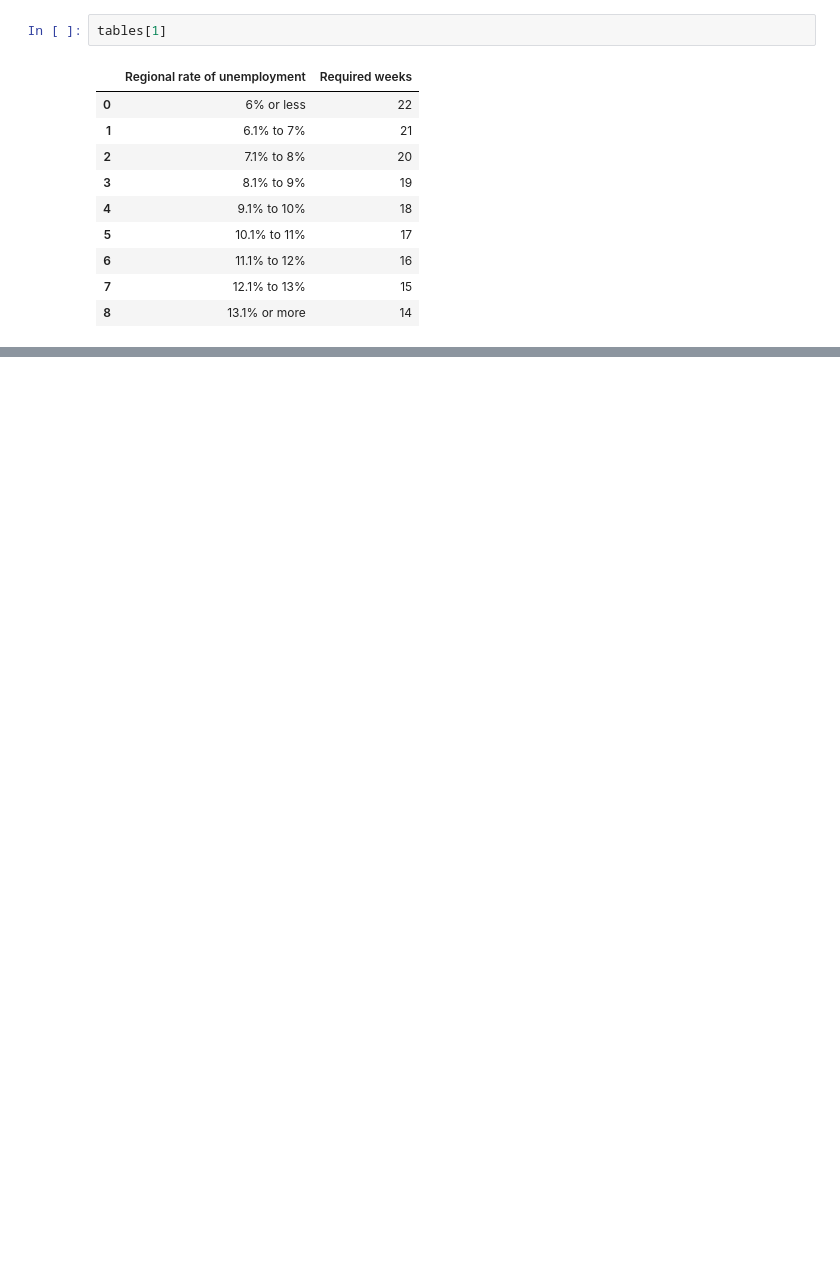
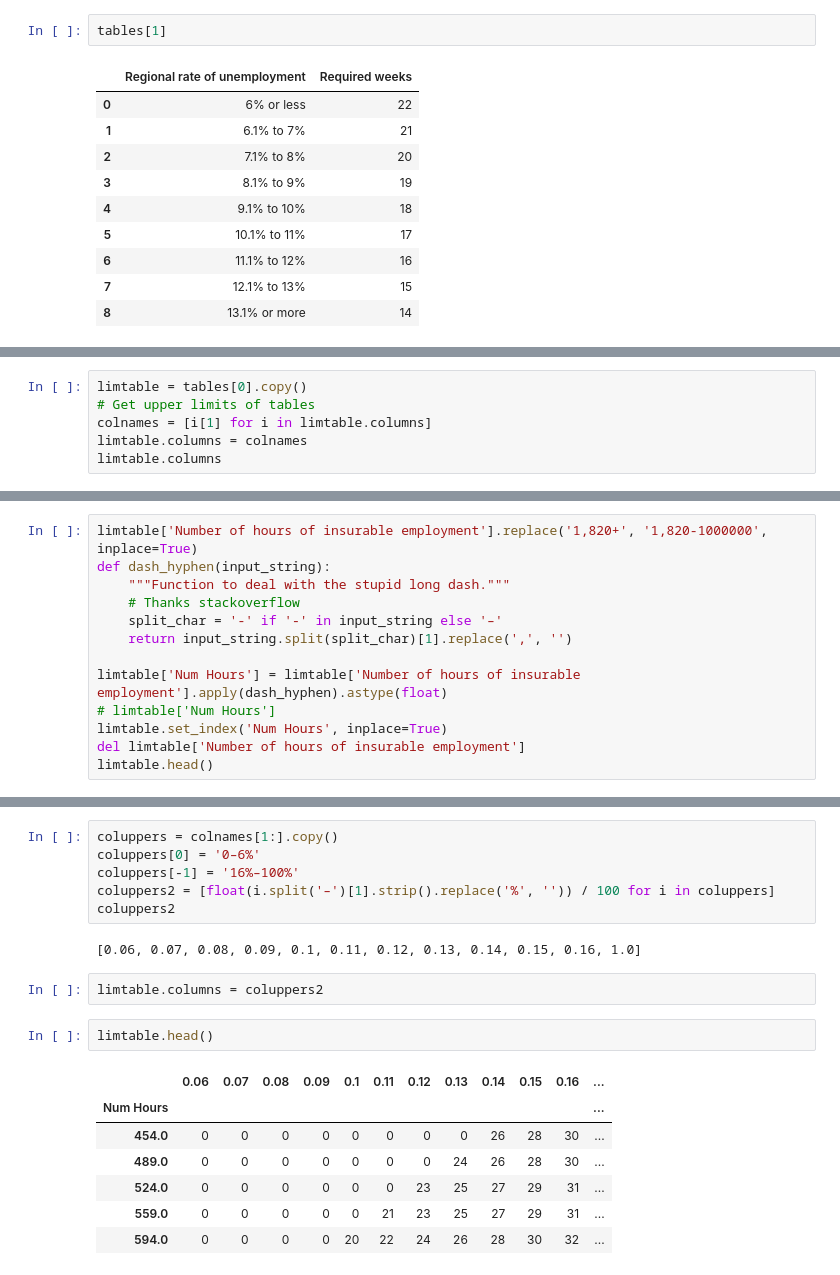
Before and after one commit to yahiakala/data-science-galeria, a Jupyter notebook: income-tax/1-yk-federal-taxes.ipynb, the cells around one changed output, grey strips where cells are left out. Saved outputs shown, nothing was run; the diff lists cells and outputs as text; blank space fills up the shorter version.

Commit message:
Finished function to scrape EI table

```diff
--- a/income-tax/1-yk-federal-taxes.ipynb
+++ b/income-tax/1-yk-federal-taxes.ipynb
@@ -77,0 +88,6 @@ len(tables)
+# %%
+limtable = tables[0].copy()
+# Get upper limits of tables
+colnames = [i[1] for i in limtable.columns]
+limtable.columns = colnames
+limtable.columns
@@ -77,0 +104,13 @@ len(tables)
+# %%
+limtable['Number of hours of insurable employment'].replace('1,820+', '1,820-1000000', inplace=True)
+def dash_hyphen(input_string):
+    """Function to deal with the stupid long dash."""
+    # Thanks stackoverflow
+    split_char = '-' if '-' in input_string else '–'
+    return input_string.split(split_char)[1].replace(',', '')
+
+limtable['Num Hours'] = limtable['Number of hours of insurable employment'].apply(dash_hyphen).astype(float)
+# limtable['Num Hours']
+limtable.set_index('Num Hours', inplace=True)
+del limtable['Number of hours of insurable employment']
+limtable.head()
@@ -77,0 +125,20 @@ len(tables)
+# %%
+coluppers = colnames[1:].copy()
+coluppers[0] = '0–6%'
+coluppers[-1] = '16%–100%'
+coluppers2 = [float(i.split('–')[1].strip().replace('%', '')) / 100 for i in coluppers]
+coluppers2
+# %% [output]
+[0.06, 0.07, 0.08, 0.09, 0.1, 0.11, 0.12, 0.13, 0.14, 0.15, 0.16, 1.0]
+# %%
+limtable.columns = coluppers2
+# %%
+limtable.head()
+# %% [output]
+|  | 0.06 | 0.07 | 0.08 | 0.09 | 0.1 | 0.11 | 0.12 | 0.13 | 0.14 | 0.15 | 0.16 | ... |
+| Num Hours |  |  |  |  |  |  |  |  |  |  |  | ... |
+| 454.0 | 0 | 0 | 0 | 0 | 0 | 0 | 0 | 0 | 26 | 28 | 30 | ... |
+| 489.0 | 0 | 0 | 0 | 0 | 0 | 0 | 0 | 24 | 26 | 28 | 30 | ... |
+| 524.0 | 0 | 0 | 0 | 0 | 0 | 0 | 23 | 25 | 27 | 29 | 31 | ... |
+| 559.0 | 0 | 0 | 0 | 0 | 0 | 21 | 23 | 25 | 27 | 29 | 31 | ... |
+| 594.0 | 0 | 0 | 0 | 0 | 20 | 22 | 24 | 26 | 28 | 30 | 32 | ... |
```
Also changed, not shown: parts of 11 cells of this notebook, 1 other file.
